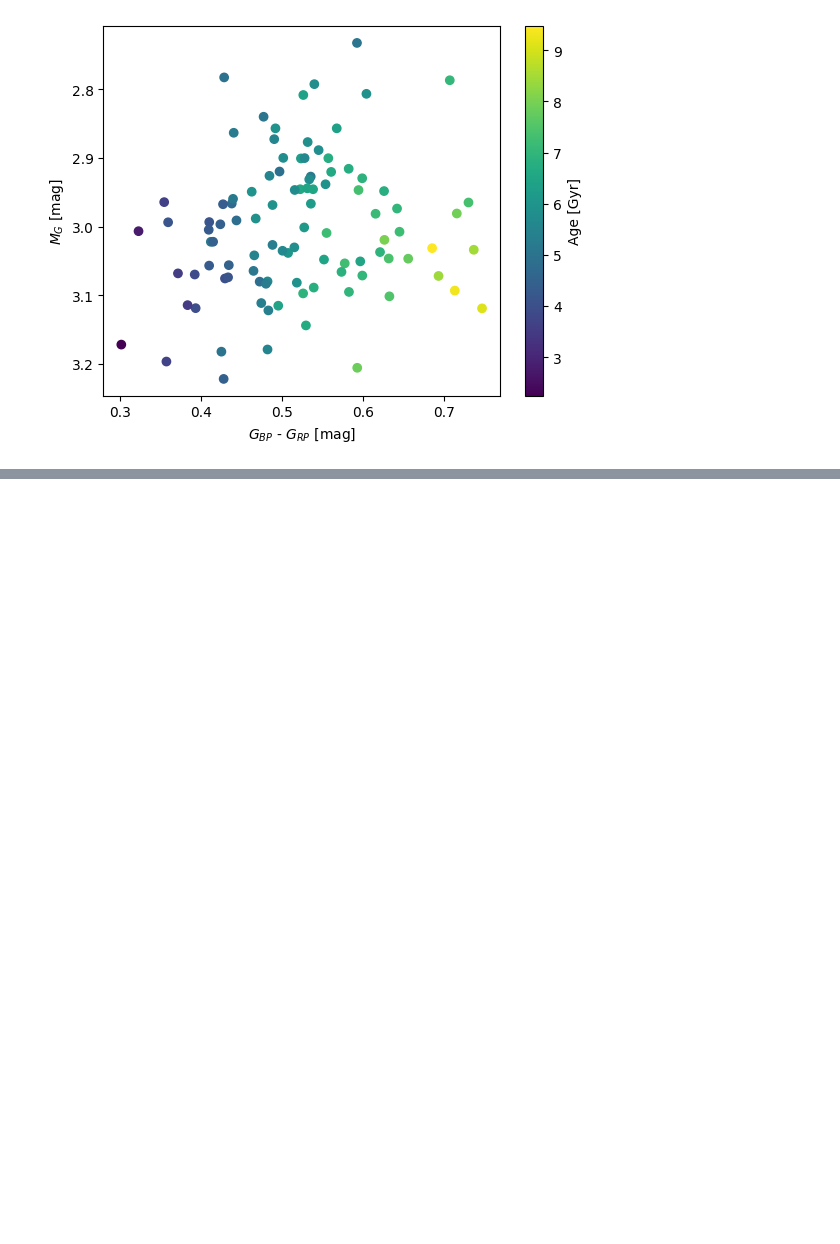
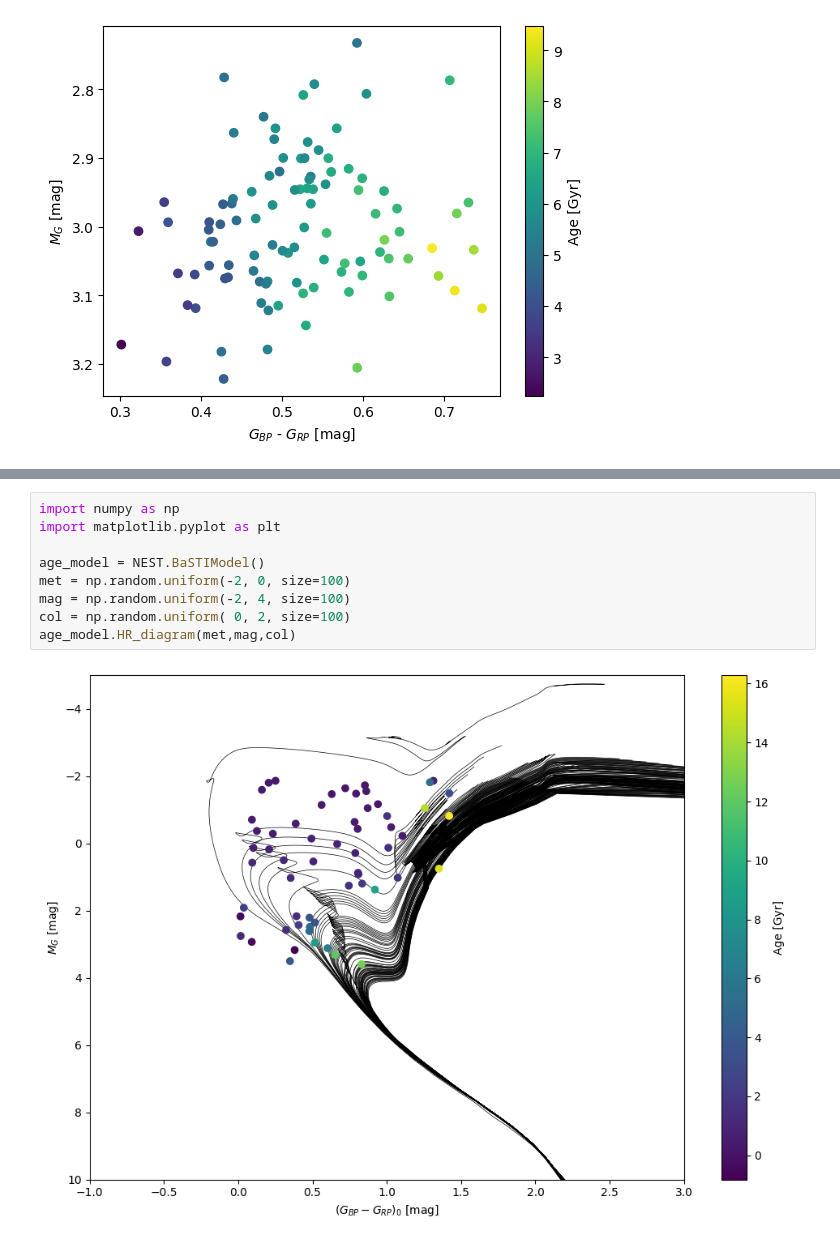
Before and after one commit to star-age/NEST-docs, a Jupyter notebook: _sources/tutorial.ipynb, the cells around one changed output, grey strips where cells are left out. Cells and saved outputs as stored; diff of their text form; blank space fills up the shorter version.

Commit message:
added HR diagram docs

```diff
--- a/_sources/tutorial.ipynb
+++ b/_sources/tutorial.ipynb
@@ -212,0 +236,11 @@ plt.ylim(plt.ylim()[::-1]);
+# %%
+import numpy as np
+import matplotlib.pyplot as plt
+
+age_model = NEST.BaSTIModel()
+met = np.random.uniform(-2, 0, size=100)
+mag = np.random.uniform(-2, 4, size=100)
+col = np.random.uniform( 0, 2, size=100)
+age_model.HR_diagram(met,mag,col)
+# %% [output]
+[figure, added]
```
Also changed, not shown: parts of 1 cell of this notebook, 10 other files.
